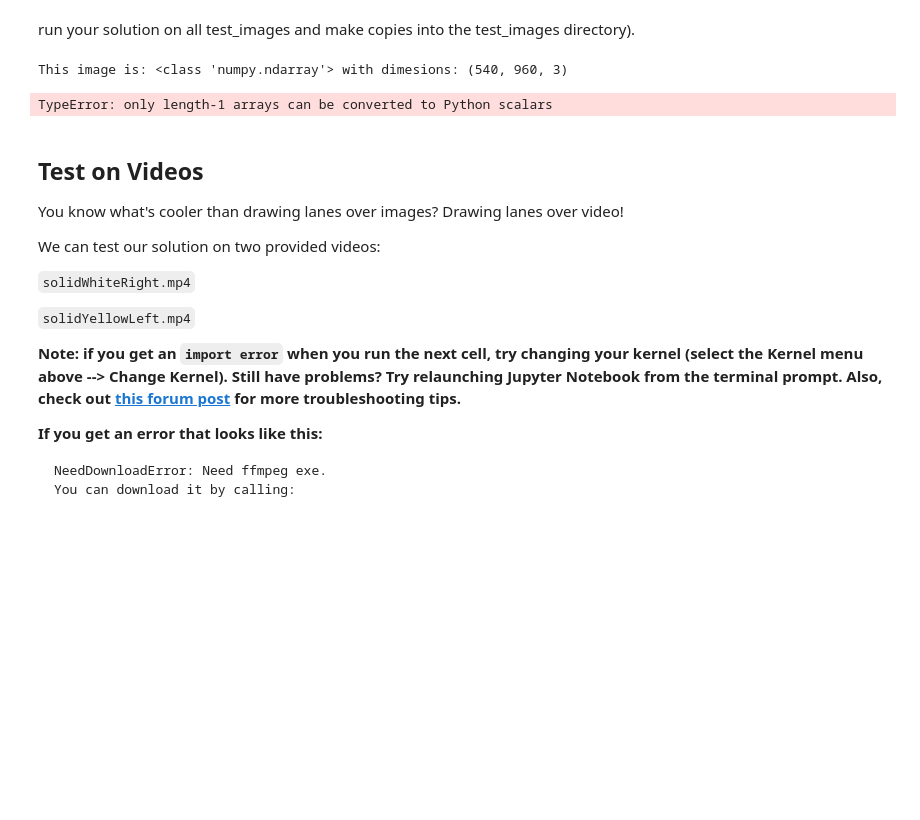
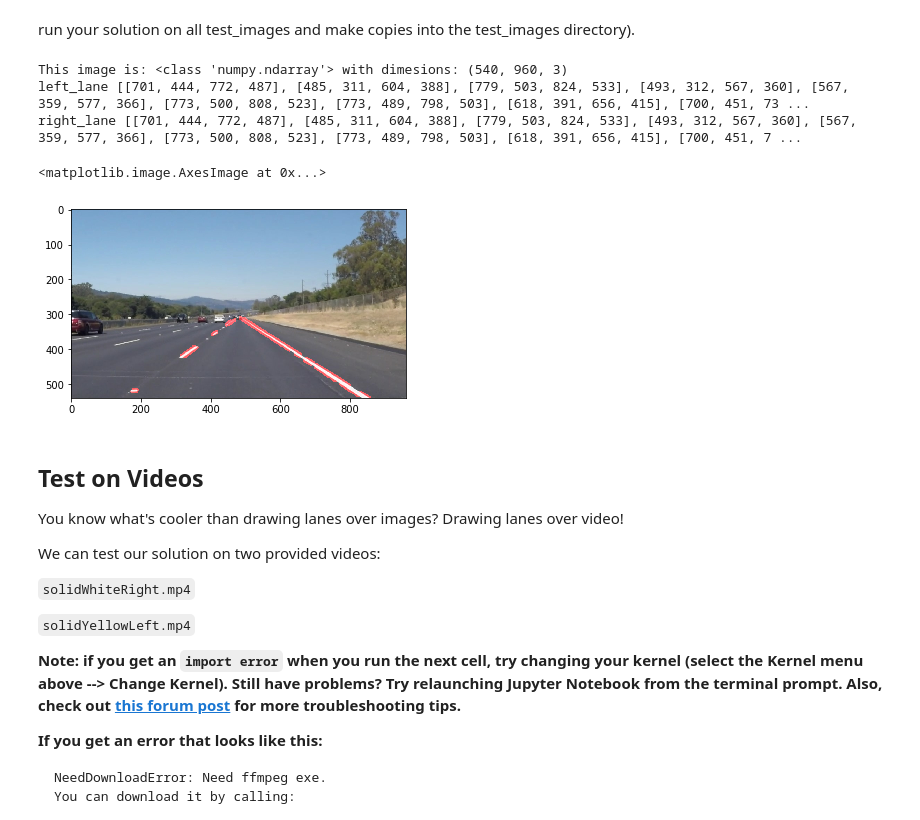
Before and after one commit to seaunderwater/CarND-LaneLines-P1, a Jupyter notebook: P1.ipynb, the cells around one changed output. Drawn from its saved outputs; the diff is of its cells as text; code cells hidden in the pictures; blank space fills up the shorter version.

Commit message:
separated left lane & right lane points

```diff
--- a/P1.ipynb
+++ b/P1.ipynb
@@ -216,37 +216,45 @@ vertices = np.array([[(0,imshape[0]),(460, 290), (490, 290), (imshape[1],imshape
 cv2.fillPoly(mask, vertices, ignore_mask_color)
 masked_edges = cv2.bitwise_and(edges, mask)
 
 #parameter setup for Hough transform
 rho = 1
 theta = np.pi/180
 threshold = 1
 min_line_length = 10
 max_line_gap = 1
 line_image = np.copy(solidWhiteRight)*0 #blank for drawing lines found by Hough
 
 #Hough transform: lines will be an array containing all endpoints found from transform
 lines = cv2.HoughLinesP(masked_edges, rho, theta, threshold, np.array([]),
                         min_line_length, max_line_gap)
-left_line = np.array([])
-right_line = np.array([])
+left_line = []
+right_line = []
 for line in lines:
     for x1, y1, x2, y2 in line:
         cv2.line(line_image, (x1, y1), (x2, y2), (255, 0, 0), 10)
         slope = ((y2-y1)/(x2-x1))
         if slope > 0:
             #trying to append 'line' to left_line
+            left_line.append([x1, y1, x2, y2])
         #else:
             #trying to append 'line' to right_line
-print('done', left_line)
+            right_line.append([x1, y1, x2, y2])
+np.asarray(left_line)
+np.asarray(right_line)
+print('left_lane', left_line)
+print('right_lane', right_line)
 
 #draw lines on edge image
 combo = cv2.addWeighted(solidWhiteRight, 1, line_image, .6, 0)
 #color = cv2.cvtColor(combo, cv2.COLOR_GRAY2RGB)
 
 plt.imshow(combo)
 # %% [output]
 This image is: <class 'numpy.ndarray'> with dimesions: (540, 960, 3)
+left_lane [[701, 444, 772, 487], [485, 311, 604, 388], [779, 503, 824, 533], [493, 312, 567, 360], [567, 359, 577, 366], [773, 500, 808, 523], [773, 489, 798, 503], [618, 391, 656, 415], [700, 451, 73 ...
+right_lane [[701, 444, 772, 487], [485, 311, 604, 388], [779, 503, 824, 533], [493, 312, 567, 360], [567, 359, 577, 366], [773, 500, 808, 523], [773, 489, 798, 503], [618, 391, 656, 415], [700, 451, 7 ...
-TypeError: only length-1 arrays can be converted to Python scalars
+<matplotlib.image.AxesImage at 0x...>
+[figure, added]
 # %% [markdown]
 ## Test on Videos
 
```
